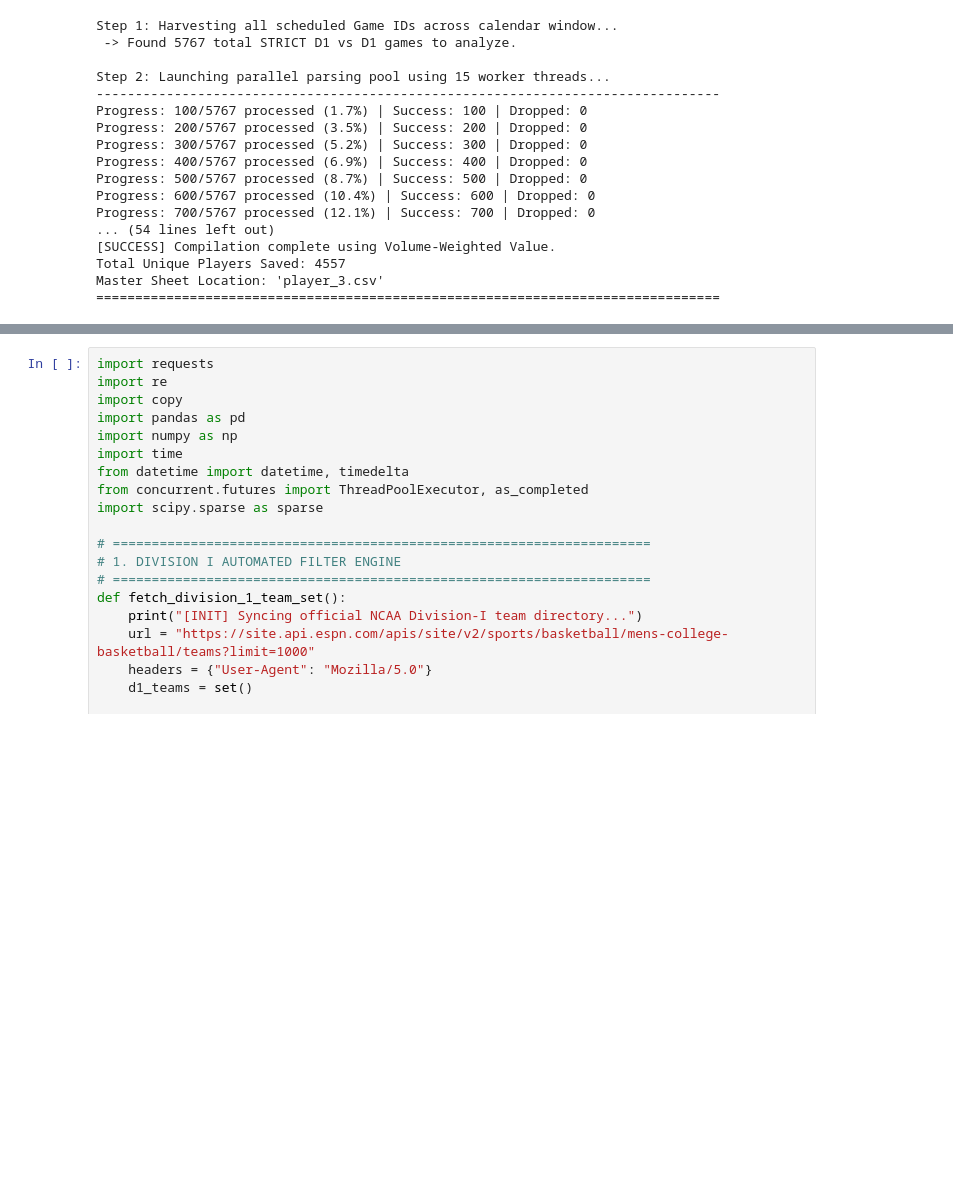
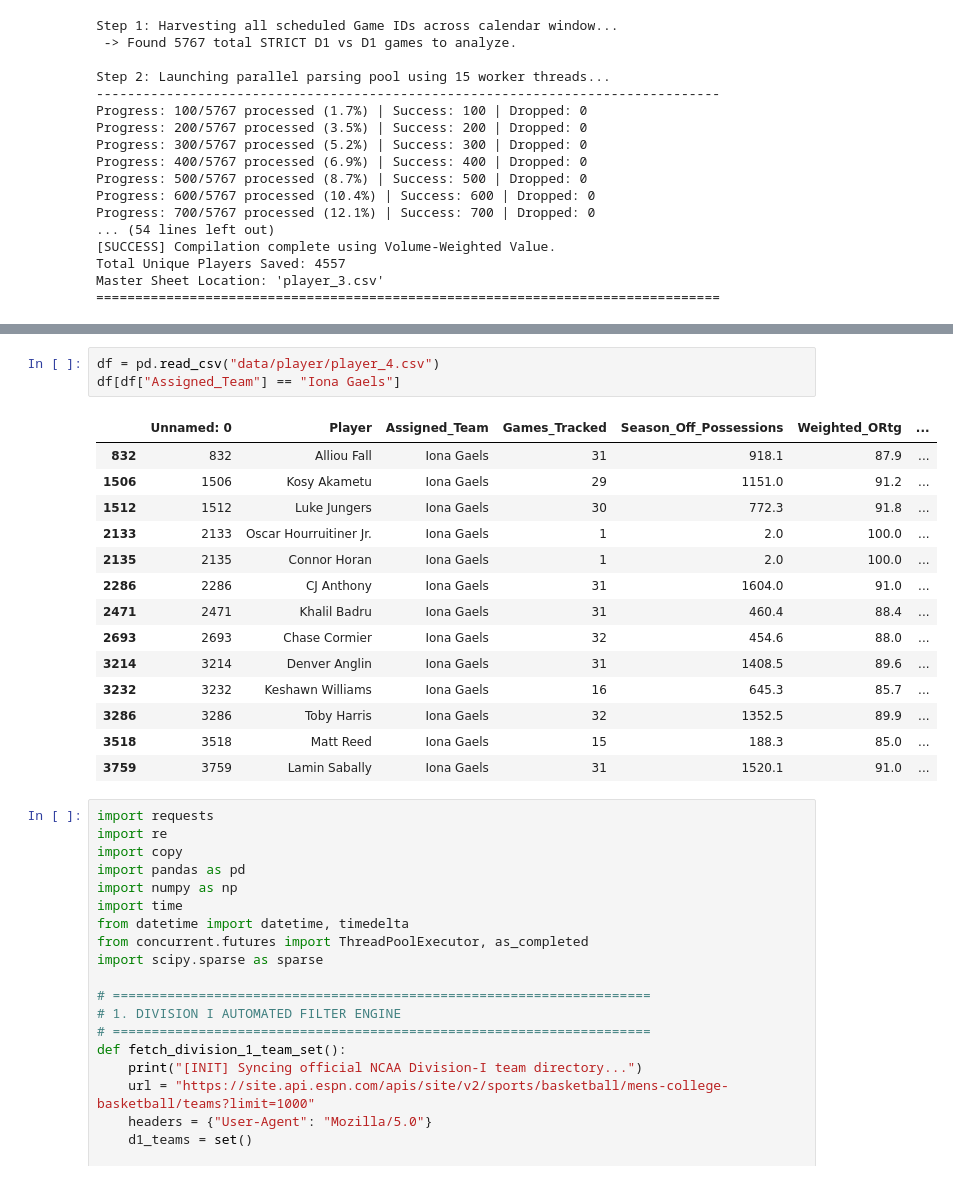
Before and after one commit to jagrest2/agrest-analytics, a Jupyter notebook: app/test.ipynb, the cells around one changed output, grey strips where cells are left out. Cells and saved outputs as stored; diff of their text form; blank space fills up the shorter version.

```diff
--- a/app/test.ipynb
+++ b/app/test.ipynb
@@ -1680,3 +1760,21 @@ df[df["Assigned_Team"] == "Iowa State Cyclones"]
+# %%
+df = pd.read_csv("data/player/player_4.csv")
+df[df["Assigned_Team"] == "Iona Gaels"]
+# %% [output]
+|  | Unnamed: 0 | Player | Assigned_Team | Games_Tracked | Season_Off_Possessions | Weighted_ORtg | ... |
+| 832 | 832 | Alliou Fall | Iona Gaels | 31 | 918.1 | 87.9 | ... |
+| 1506 | 1506 | Kosy Akametu | Iona Gaels | 29 | 1151.0 | 91.2 | ... |
+| 1512 | 1512 | Luke Jungers | Iona Gaels | 30 | 772.3 | 91.8 | ... |
+| 2133 | 2133 | Oscar Hourruitiner Jr. | Iona Gaels | 1 | 2.0 | 100.0 | ... |
+| 2135 | 2135 | Connor Horan | Iona Gaels | 1 | 2.0 | 100.0 | ... |
+| 2286 | 2286 | CJ Anthony | Iona Gaels | 31 | 1604.0 | 91.0 | ... |
+| 2471 | 2471 | Khalil Badru | Iona Gaels | 31 | 460.4 | 88.4 | ... |
+| 2693 | 2693 | Chase Cormier | Iona Gaels | 32 | 454.6 | 88.0 | ... |
+| 3214 | 3214 | Denver Anglin | Iona Gaels | 31 | 1408.5 | 89.6 | ... |
+| 3232 | 3232 | Keshawn Williams | Iona Gaels | 16 | 645.3 | 85.7 | ... |
+| 3286 | 3286 | Toby Harris | Iona Gaels | 32 | 1352.5 | 89.9 | ... |
+| 3518 | 3518 | Matt Reed | Iona Gaels | 15 | 188.3 | 85.0 | ... |
+| 3759 | 3759 | Lamin Sabally | Iona Gaels | 31 | 1520.1 | 91.0 | ... |
 # %%
 import requests
 import re
```
Also changed, not shown: parts of 5 cells of this notebook, 11 other files.
